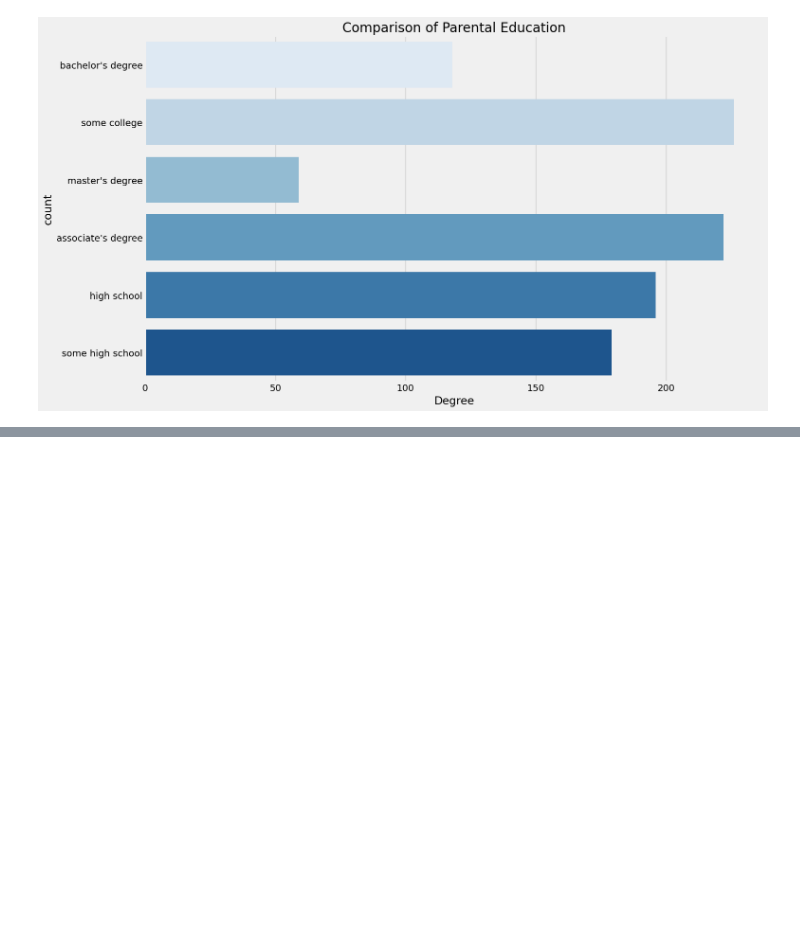
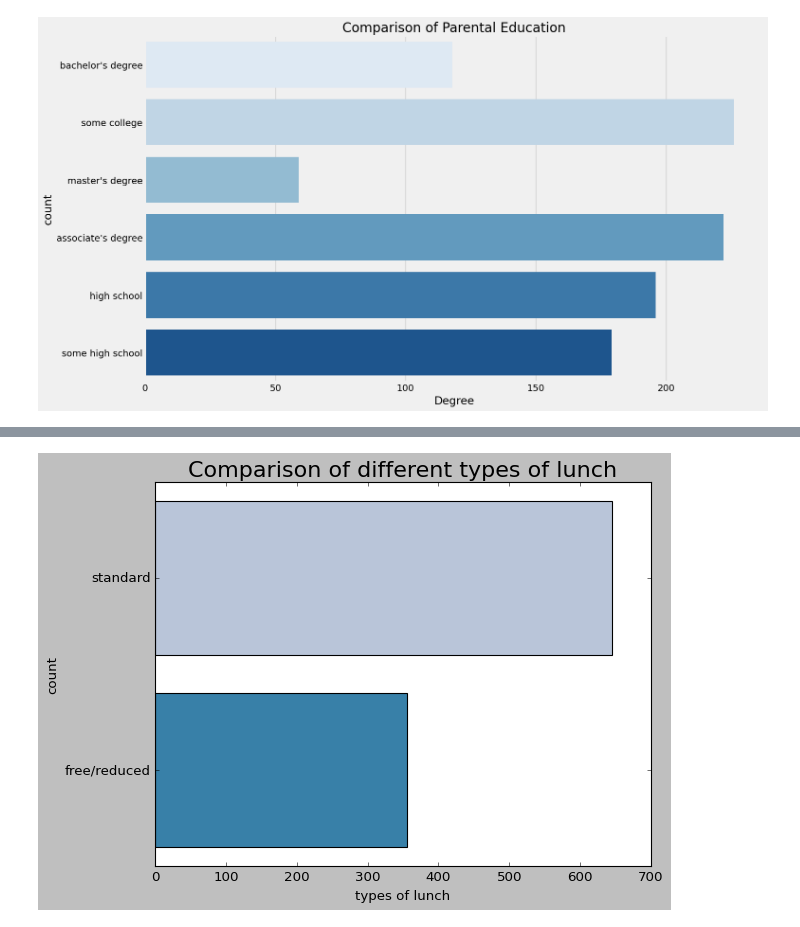
Before and after one commit to JITESH-KUMAR05/EndToEnd1, a Jupyter notebook: notebook/EDA_Student_performance.ipynb, the cells around one changed output, grey strips where cells are left out. Drawn from its saved outputs; the diff is of its cells as text; code cells hidden in the pictures; blank space fills up the shorter version.

```diff
--- a/notebook/EDA_Student_performance.ipynb
+++ b/notebook/EDA_Student_performance.ipynb
@@ -450,0 +477,10 @@ plt.show()
+# %%
+plt.rcParams['figure.figsize'] = (15, 9)
+plt.style.use('classic')
+sns.countplot(df['lunch'], palette = 'PuBu')
+plt.title('Comparison of different types of lunch', fontweight = 30, fontsize = 20)
+plt.xlabel('types of lunch')
+plt.ylabel('count')
+plt.show()
+# %% [output]
+[figure, added]
```
Also changed, not shown: parts of 5 cells of this notebook.
